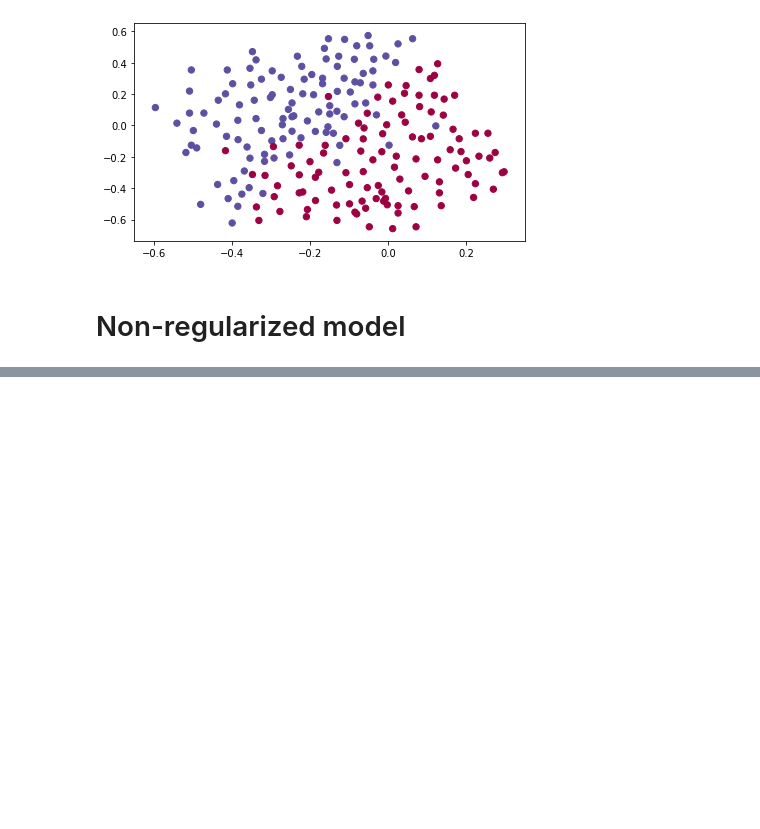
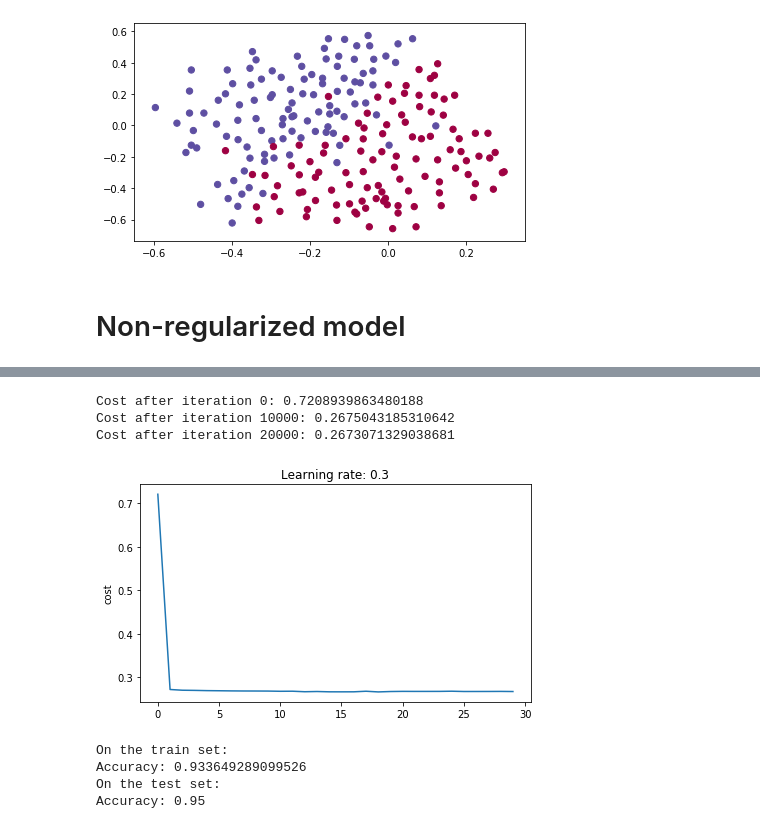
Before and after one commit to weronikazak/ML-Projects, a Jupyter notebook: Scratch/NG_Regularization.ipynb, the cells around one changed output, grey strips where cells are left out. Cells and saved outputs as stored; diff of their text form; code cells hidden in the pictures; blank space fills up the shorter version.

```diff
--- a/Scratch/NG_Regularization.ipynb
+++ b/Scratch/NG_Regularization.ipynb
@@ -31,0 +143,15 @@ def model(X, Y, learning_rate=0.3, num_iter=30_000, print_cost=True, lambd = 0,
+# %%
+params = model(X_train, Y_train, lambd = 0.7)
+print ("On the train set:")
+preds_train = predict(X_train, Y_train, params)
+print ("On the test set:")
+preds_test = predict(X_test, Y_test, params)
+# %% [output]
+Cost after iteration 0: 0.7208939863480188
+Cost after iteration 10000: 0.2675043185310642
+Cost after iteration 20000: 0.2673071329038681
+[figure, added]
+On the train set:
+Accuracy: 0.933649289099526
+On the test set:
+Accuracy: 0.95
```
Also changed, not shown: parts of 15 cells of this notebook, 2 other files.
